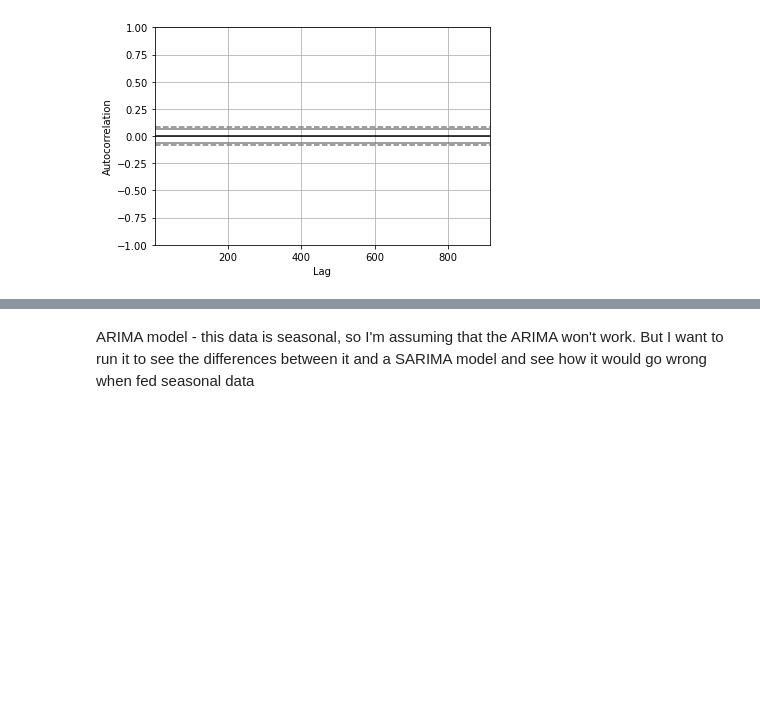
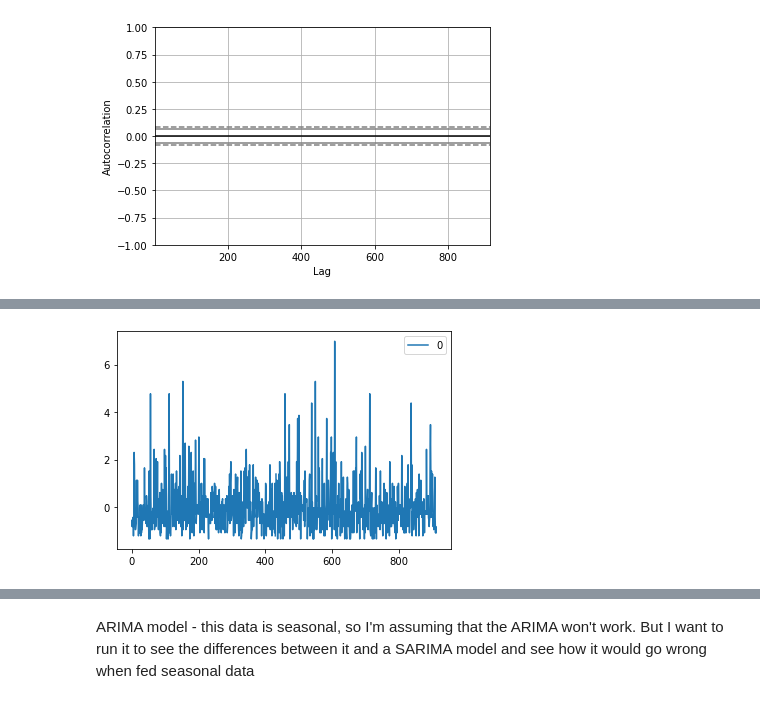
Before and after one commit to squareleaf/bee-colony-loss-capstone, a Jupyter notebook: Bee Colony Capstone - modeling.ipynb, the cells around one changed output, grey strips where cells are left out. Drawn from its saved outputs; the diff is of its cells as text; code cells hidden in the pictures; blank space fills up the shorter version.

Commit message:
First attempt at data viz with ARIMA

```diff
--- a/Bee Colony Capstone - modeling.ipynb
+++ b/Bee Colony Capstone - modeling.ipynb
@@ -35,0 +42,7 @@ plt.show()
+# %%
+from statsmodels.tsa.arima.model import ARIMA
+
+model = ARIMA(y_train, order=(0, 0, 0))
+fitted_model = model.fit()
+
+fitted_model.summary()
@@ -35,0 +67,6 @@ plt.show()
+# %%
+residuals = pd.DataFrame(fitted_model.resid)
+residuals.plot()
+plt.show()
+# %% [output]
+[figure, added]
```
Also changed, not shown: parts of 7 cells of this notebook.
